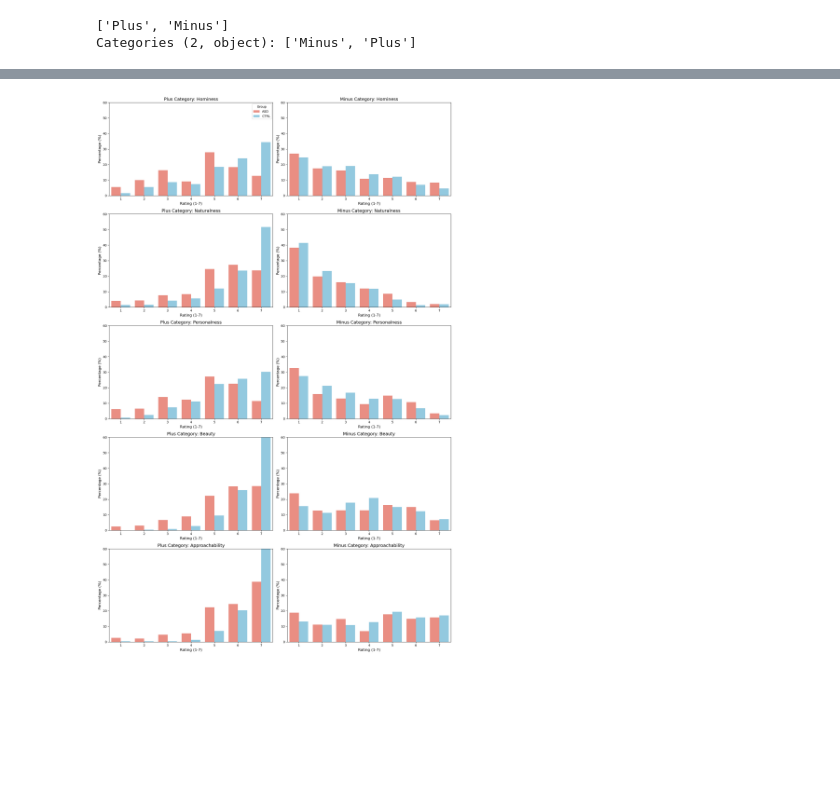
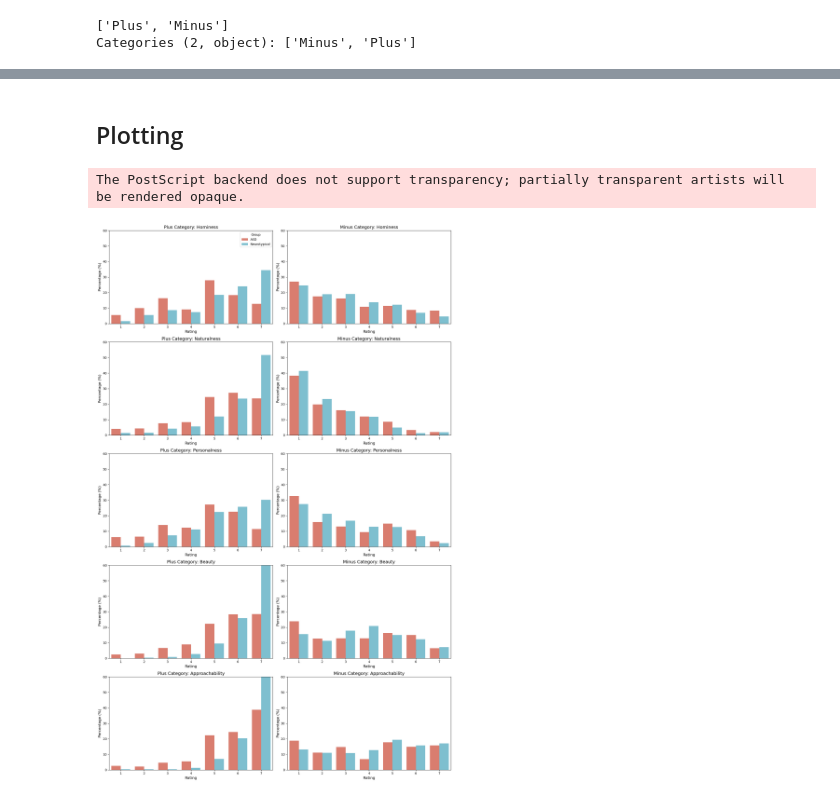
Before and after one commit to PsyYang/NeuroArchitecture, a Jupyter notebook: Exp2/preprocess.ipynb, the cells around one changed output, grey strips where cells are left out. Saved outputs shown, nothing was run; the diff lists cells and outputs as text; code cells hidden in the pictures; blank space fills up the shorter version.

```diff
--- a/Exp2/preprocess.ipynb
+++ b/Exp2/preprocess.ipynb
@@ -76,6 +82,6 @@ We only have Plus and Minus for the image category.
 # %%
-# adding one more variable: the group, particiapnt 1-23 are in group ASD, and participant 24-46 are in group control
-df['Group'] = df['Participant'].apply(lambda x: 'ASD' if x <= 23 else 'Control')
+# adding one more variable: the group, particiapnt 1-23 are in group ASD, and participant 24-46 are in group Neurotypical
+df['Group'] = df['Participant'].apply(lambda x: 'ASD' if x <= 23 else 'Neurotypical')
 df.groupby('Group')['Participant'].nunique()
 # %% [output]
 Group
@@ -101,5 +110,6 @@ print(mean_values)
 # %%
-rating_cols = ['Hominess', 'Naturalness', 'Personalness', 'Beauty', 'Approachability']
 # separate the data frame into two groups
 ASD_df = df[df['Group'] == 'ASD']
-CTRL_df = df[df['Group'] == 'Control']
+CTRL_df = df[df['Group'] == 'Neurotypical']
+ASD_ratings = ASD_df[rating_cols]
+CTRL_ratings = CTRL_df[rating_cols]
@@ -167,3 +116,5 @@ plt.show()
+# %% [markdown]
+## Plotting
 # %%
 # Set up the 5x2 grid: Rows = Dimensions, Columns = Category (Plus/Minus)
 fig, axes = plt.subplots(nrows=5, ncols=2, figsize=(16, 25))
@@ -171,8 +122,9 @@ fig, axes = plt.subplots(nrows=5, ncols=2, figsize=(16, 25))
 categories = ['Plus', 'Minus']
 rating_order = [1, 2, 3, 4, 5, 6, 7]
 
-# Define colors for Group comparison
-group_colors = {'ASD': 'salmon', 'CTRL': 'skyblue'}
+# Define colors for Group comparison to ensure consistency across all plots incding those in R
+group_colors = {'ASD': '#E64B35FF', 'Neurotypical': '#4DBBD5FF'}
+
 
 for i, col in enumerate(rating_cols):
 
@@ -188,7 +140,7 @@ for i, col in enumerate(rating_cols):
 
     # Process both groups
     asd_p = get_percentage_df(ASD_df, 'ASD')
-    ctrl_p = get_percentage_df(CTRL_df, 'CTRL')
+    ctrl_p = get_percentage_df(CTRL_df, 'Neurotypical')
 
     # Combine dataframes for plotting
     combined_counts = pd.concat([asd_p, ctrl_p])
@@ -196,33 +148,52 @@ for i, col in enumerate(rating_cols):
     # --- 2. Iterate through columns: Plus (j=0) and Minus (j=1) ---
     for j, cat in enumerate(categories):
         target_ax = axes[i, j]
 
         # Filter data for the specific Category (Plus or Minus)
         data_to_plot = combined_counts[combined_counts['Category'] == cat]
 
         # Plotting: X = Rating scale, Y = Percentage, Hue = Group
         sns.barplot(
             ax=target_ax,
             data=data_to_plot,
             x=col,
             y='percentage',
             hue='Group',
             order=rating_order,
+            alpha=0.8,
             palette=group_colors
         )
 
-        # Set titles and labels in English
+        # Set titles and labels
         target_ax.set_title(f"{cat} Category: {col}", fontsize=14)
         target_ax.set_ylabel("Percentage (%)", fontsize=12)
-        target_ax.set_xlabel("Rating (1-7)", fontsize=12)
+        target_ax.set_xlabel("Rating", fontsize=12)
         target_ax.set_ylim(0, 60) # Standardize Y-axis for comparison
+
 
         # Keep legend only for the first subplot to save space
         if i != 0 or j != 0:
             target_ax.get_legend().remove()
 
 # Refine layout to prevent overlapping
 plt.tight_layout()
+# Save as PDF vector format for journals
+plt.savefig(
+    "Figure1.pdf",
+    dpi=600,
+    format="pdf",
+    bbox_inches="tight",
+)
+
+# Save as EPS vector format for journals
+plt.savefig(
+    "Figure1.eps",
+    dpi=600,
+    format="eps",
+    bbox_inches="tight",
+)
+
 plt.show()
 # %% [output]
+The PostScript backend does not support transparency; partially transparent artists will be rendered opaque.
-[figure, old version]
+[figure, new version]
```
Also changed, not shown: parts of 24 cells of this notebook, 8 other files.
